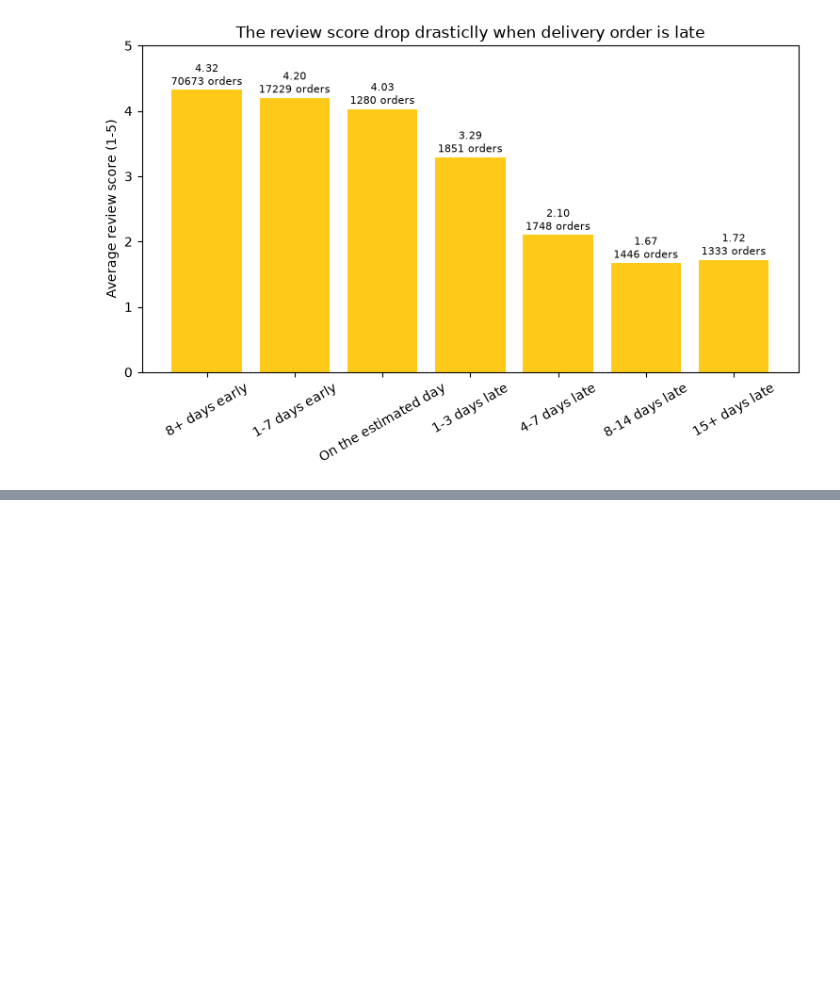
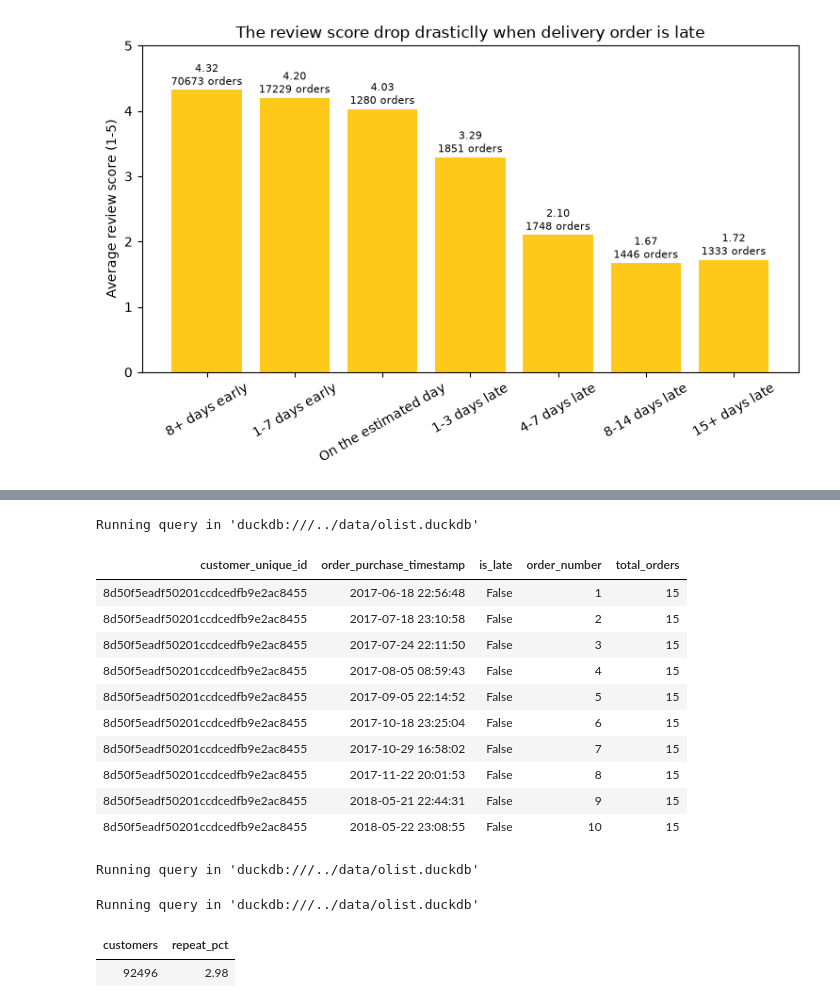
Before and after one commit to harry-chhorn/olist-customer-experience, a Jupyter notebook: notebooks/03_eda.ipynb, the cells around one changed output, grey strips where cells are left out. Saved outputs shown, nothing was run; the diff lists cells and outputs as text; code cells hidden in the pictures; blank space fills up the shorter version.

```diff
--- a/notebooks/03_eda.ipynb
+++ b/notebooks/03_eda.ipynb
@@ -274,0 +415,75 @@ fig.savefig("../images/04_avg_review_score_vs_delivery_date_bucket.png", dpi=150
+# %%
+%%sql
+
+SELECT
+    customer_unique_id,
+    order_purchase_timestamp,
+    is_late,
+    ROW_NUMBER() OVER (
+        PARTITION BY customer_unique_id
+        ORDER BY order_purchase_timestamp, order_id
+    ) AS order_number,
+    COUNT(*) OVER (
+        PARTITION BY customer_unique_id
+    ) AS total_orders
+FROM orders_enriched
+ORDER BY total_orders DESC, customer_unique_id, order_number
+LIMIT 10
+# %% [output]
+Running query in 'duckdb:///../data/olist.duckdb'
+| customer_unique_id | order_purchase_timestamp | is_late | order_number | total_orders |
+| 8d50f5eadf50201ccdcedfb9e2ac8455 | 2017-06-18 22:56:48 | False | 1 | 15 |
+| 8d50f5eadf50201ccdcedfb9e2ac8455 | 2017-07-18 23:10:58 | False | 2 | 15 |
+| 8d50f5eadf50201ccdcedfb9e2ac8455 | 2017-07-24 22:11:50 | False | 3 | 15 |
+| 8d50f5eadf50201ccdcedfb9e2ac8455 | 2017-08-05 08:59:43 | False | 4 | 15 |
+| 8d50f5eadf50201ccdcedfb9e2ac8455 | 2017-09-05 22:14:52 | False | 5 | 15 |
+| 8d50f5eadf50201ccdcedfb9e2ac8455 | 2017-10-18 23:25:04 | False | 6 | 15 |
+| 8d50f5eadf50201ccdcedfb9e2ac8455 | 2017-10-29 16:58:02 | False | 7 | 15 |
+| 8d50f5eadf50201ccdcedfb9e2ac8455 | 2017-11-22 20:01:53 | False | 8 | 15 |
+| 8d50f5eadf50201ccdcedfb9e2ac8455 | 2018-05-21 22:44:31 | False | 9 | 15 |
+| 8d50f5eadf50201ccdcedfb9e2ac8455 | 2018-05-22 23:08:55 | False | 10 | 15 |
+# %%
+%%sql q7 <<
+
+WITH first_orders AS (
+    SELECT
+        customer_unique_id,
+        is_late AS first_order_late,
+        COUNT(*) OVER (PARTITION BY customer_unique_id) AS total_orders
+    FROM orders_enriched
+    QUALIFY ROW_NUMBER() OVER (
+        PARTITION BY customer_unique_id
+        ORDER BY order_purchase_timestamp, order_id
+    ) = 1
+)
+SELECT
+    first_order_late,
+    COUNT(*)                                     AS customers,
+    COUNT(*) FILTER (WHERE total_orders > 1)     AS came_back,
+    ROUND(100 * AVG((total_orders > 1)::INT), 2) AS repeat_pct
+FROM first_orders
+GROUP BY first_order_late
+ORDER BY first_order_late
+# %% [output]
+Running query in 'duckdb:///../data/olist.duckdb'
+# %%
+%%sql
+
+WITH first_orders AS (
+    SELECT
+        customer_unique_id,
+        COUNT(*) OVER (PARTITION BY customer_unique_id) AS total_orders
+    FROM orders_enriched
+    QUALIFY ROW_NUMBER() OVER (
+        PARTITION BY customer_unique_id
+        ORDER BY order_purchase_timestamp, order_id
+    ) = 1
+)
+SELECT
+    COUNT(*)                                     AS customers,
+    ROUND(100 * AVG((total_orders > 1)::INT), 2) AS repeat_pct
+FROM first_orders
+# %% [output]
+Running query in 'duckdb:///../data/olist.duckdb'
+| customers | repeat_pct |
+| 92496 | 2.98 |
```
Also changed, not shown: parts of 30 cells of this notebook, 1 other file.
